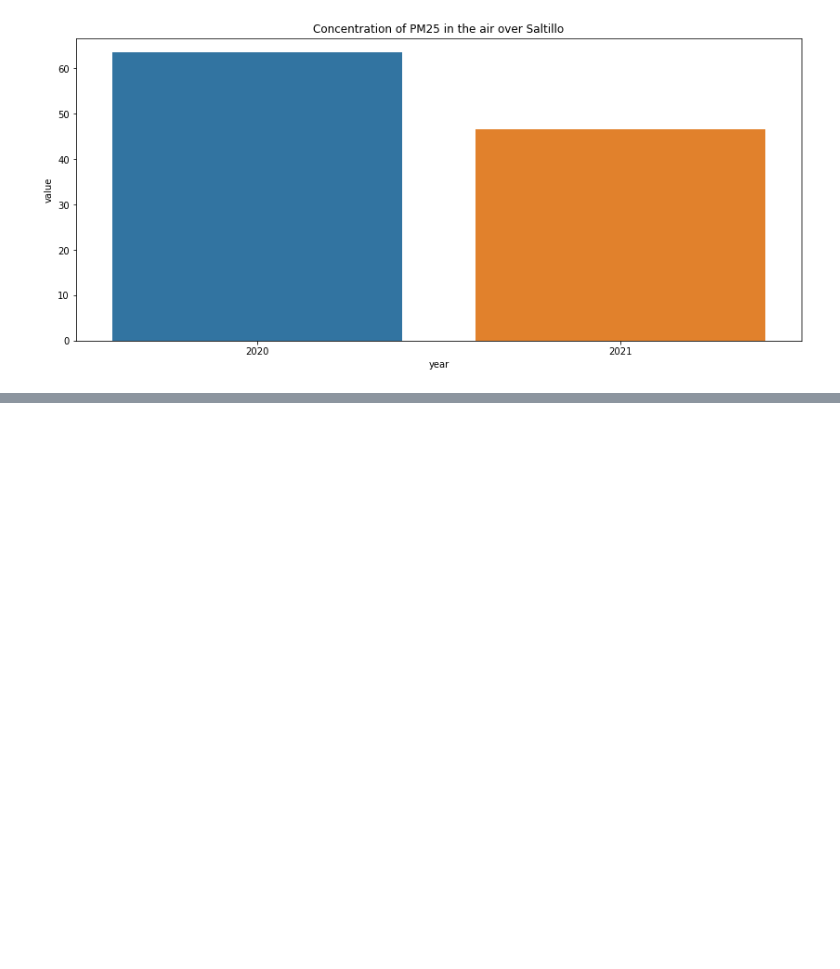
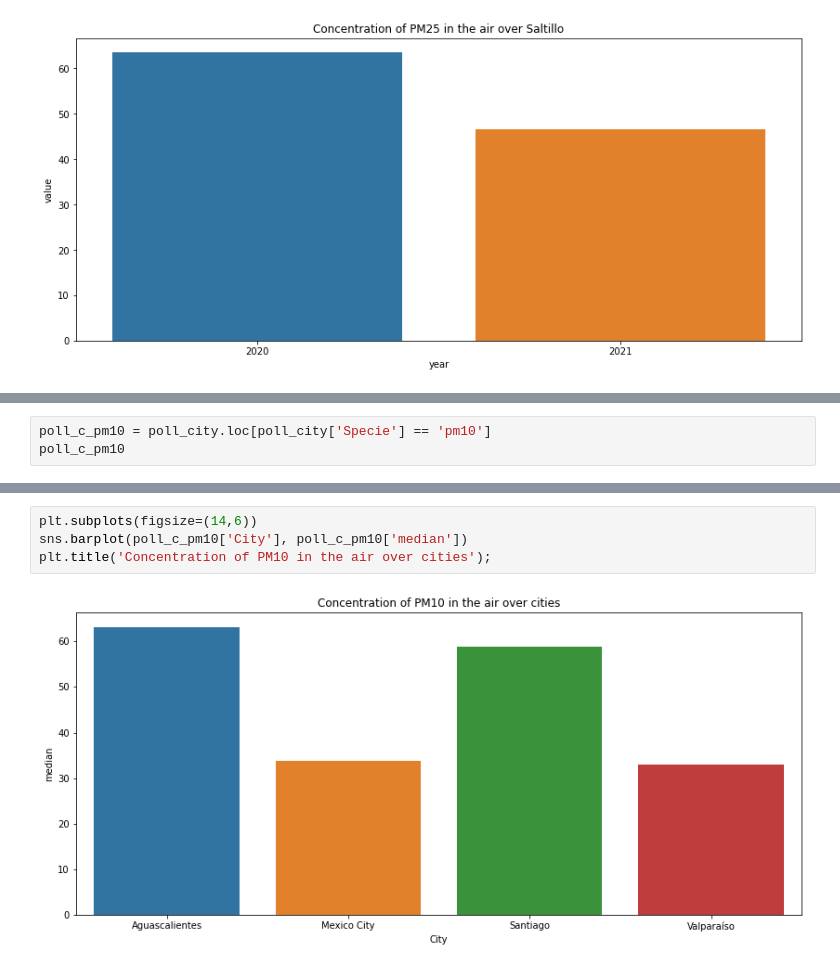
Before and after one commit to angelsmreyes/Contaminacion-del-aire-proyecto, a Jupyter notebook: Proyecto_air_quality.ipynb, the cells around one changed output, grey strips where cells are left out. Saved outputs shown, nothing was run; the diff lists cells and outputs as text; blank space fills up the shorter version.

```diff
--- a/Proyecto_air_quality.ipynb
+++ b/Proyecto_air_quality.ipynb
@@ -302,0 +407,3 @@ plt.title('Concentration of PM25 in the air over Saltillo');
+# %%
+poll_c_pm10 = poll_city.loc[poll_city['Specie'] == 'pm10']
+poll_c_pm10
@@ -302,0 +416,6 @@ plt.title('Concentration of PM25 in the air over Saltillo');
+# %%
+plt.subplots(figsize=(14,6))
+sns.barplot(poll_c_pm10['City'], poll_c_pm10['median'])
+plt.title('Concentration of PM10 in the air over cities');
+# %% [output]
+[figure, added]
```
Also changed, not shown: parts of 16 cells of this notebook, 1 other file.
